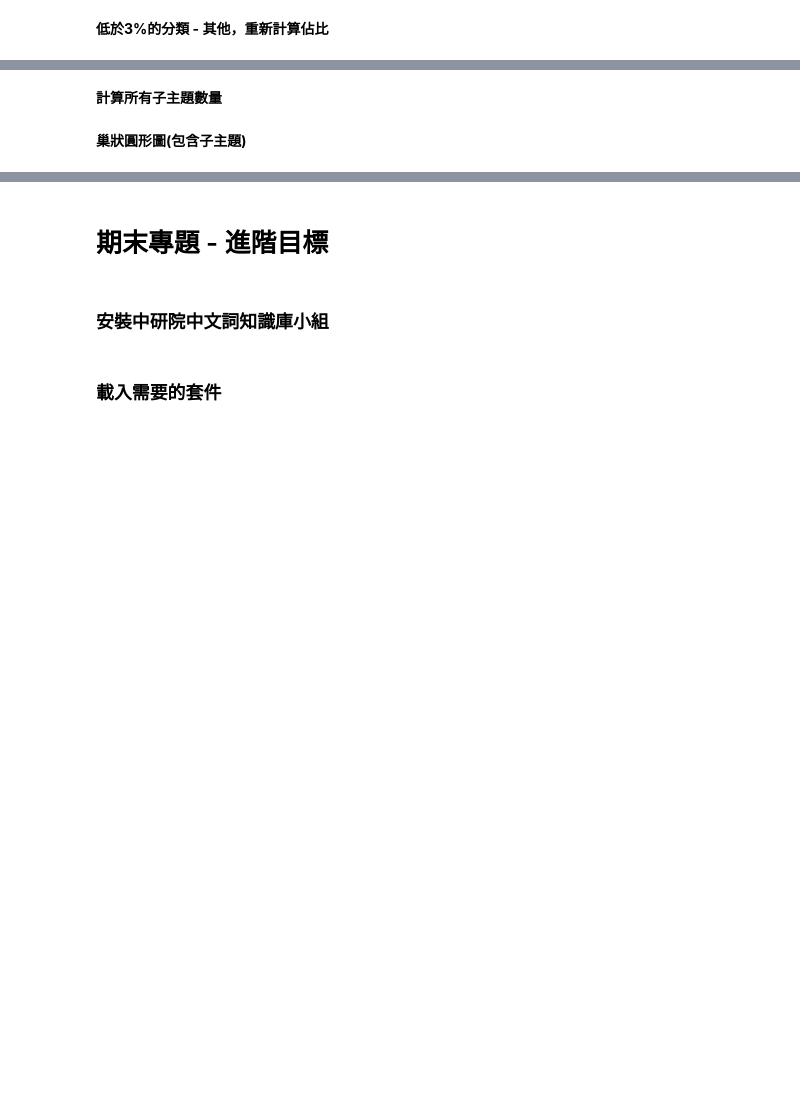
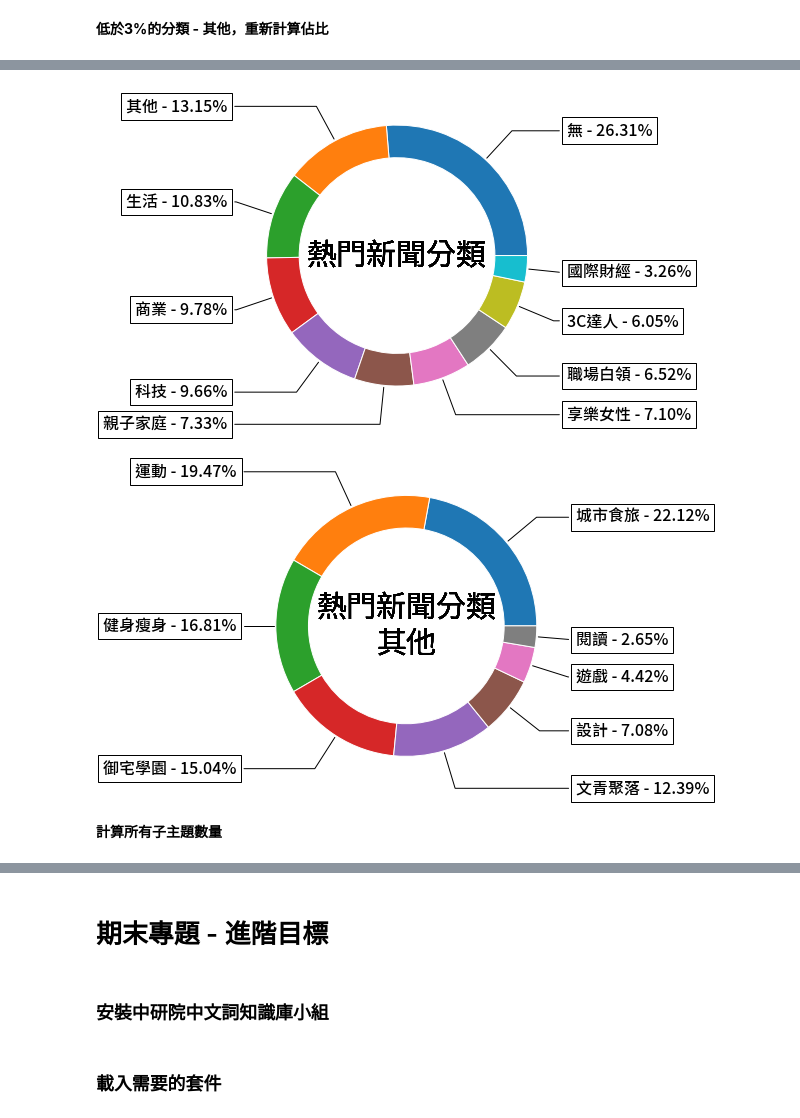
Before and after one commit to FelixYangPersonal/1st-PyCrawlerMarathon, a Jupyter notebook: homework/Day038_040_Independent_Study.ipynb, the cells around one changed output, grey strips where cells are left out. Drawn from its saved outputs; the diff is of its cells as text; code cells hidden in the pictures; blank space fills up the shorter version.

```diff
--- a/homework/Day038_040_Independent_Study.ipynb
+++ b/homework/Day038_040_Independent_Study.ipynb
@@ -510,2 +555,14 @@ plt.show()
+# %%
+font1 = FontProperties(fname='Data/SourceHanSansTW-Regular.otf')
+font2 = FontProperties(fname='Data/SourceHanSansTW-Medium.otf')
+
+# 畫熱門新聞分類佔比高於3%的環圈圖
+draw_donut_chart((6, 6), 0, '熱門新聞分類', font1, 30, df_cat_upper['分類'], df_cat_upper['佔比'], font2, 16)
+
+# 畫熱門新聞分類佔比低於3%的被分類至其他，其細項佔比環圈圖
+draw_donut_chart((6, 6), 0, '熱門新聞分類\n其他', font1, 30, df_cat_lower['分類'], df_cat_lower['佔比'], font2, 16)
+# %% [output]
+[figure, added]
+[figure, added]
 # %% [markdown]
 **計算所有子主題數量**
@@ -519,2 +568,0 @@ plt.show()
-# %% [markdown]
-**巢狀圓形圖(包含子主題)**
```
Also changed, not shown: parts of 27 cells of this notebook.
